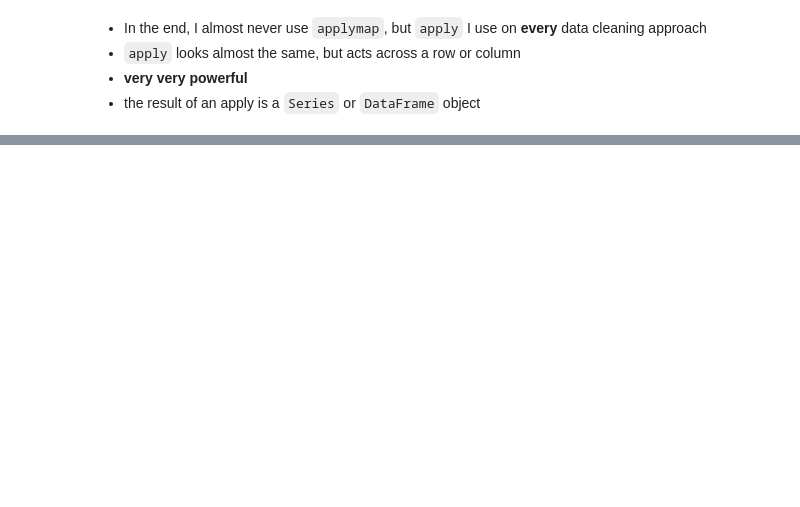
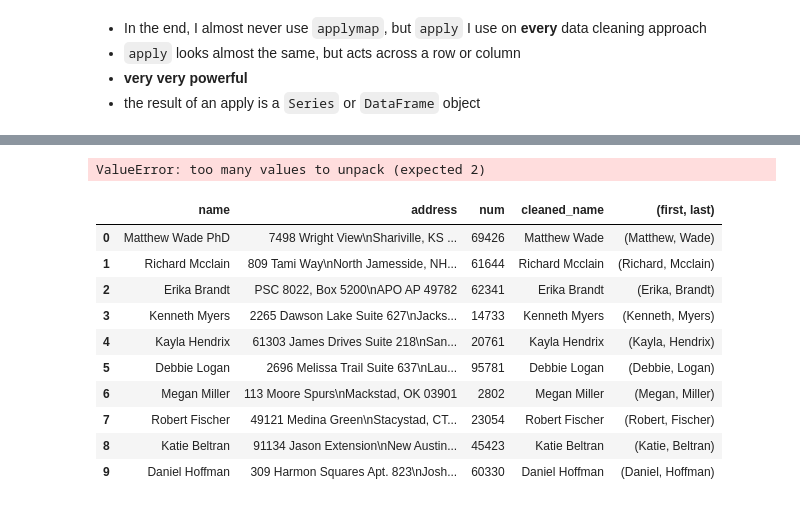
Before and after one commit to cab938/si330_fa20, a Jupyter notebook: 8_apply.ipynb, the cells around one changed output, grey strips where cells are left out. Cells and saved outputs as stored; diff of their text form; code cells hidden in the pictures; blank space fills up the shorter version.

```diff
--- a/8_apply.ipynb
+++ b/8_apply.ipynb
@@ -47,0 +266,29 @@ people
+# %%
+def clean_name(some_string):
+    lst=some_string.split(" ")[0:2]
+    return "{} {}".format(lst[0],lst[1])
+
+person["cleaned_name"]=person["name"].apply(clean_name)
+# %%
+#TODO: Chris to figure out and show?
+
+def first_last(some_string):
+    lst=some_string.split(" ")[0:2]
+    return lst[0],lst[1]
+person["first"],person["last"]=person["name"].apply(first_last)
+# %% [output]
+ValueError: too many values to unpack (expected 2)
+# %%
+person
+# %% [output]
+|  | name | address | num | cleaned_name | (first, last) |
+| 0 | Matthew Wade PhD | 7498 Wright View\nShariville, KS ... | 69426 | Matthew Wade | (Matthew, Wade) |
+| 1 | Richard Mcclain | 809 Tami Way\nNorth Jamesside, NH... | 61644 | Richard Mcclain | (Richard, Mcclain) |
+| 2 | Erika Brandt | PSC 8022, Box 5200\nAPO AP 49782 | 62341 | Erika Brandt | (Erika, Brandt) |
+| 3 | Kenneth Myers | 2265 Dawson Lake Suite 627\nJacks... | 14733 | Kenneth Myers | (Kenneth, Myers) |
+| 4 | Kayla Hendrix | 61303 James Drives Suite 218\nSan... | 20761 | Kayla Hendrix | (Kayla, Hendrix) |
+| 5 | Debbie Logan | 2696 Melissa Trail Suite 637\nLau... | 95781 | Debbie Logan | (Debbie, Logan) |
+| 6 | Megan Miller | 113 Moore Spurs\nMackstad, OK 03901 | 2802 | Megan Miller | (Megan, Miller) |
+| 7 | Robert Fischer | 49121 Medina Green\nStacystad, CT... | 23054 | Robert Fischer | (Robert, Fischer) |
+| 8 | Katie Beltran | 91134 Jason Extension\nNew Austin... | 45423 | Katie Beltran | (Katie, Beltran) |
+| 9 | Daniel Hoffman | 309 Harmon Squares Apt. 823\nJosh... | 60330 | Daniel Hoffman | (Daniel, Hoffman) |
```
Also changed, not shown: parts of 17 cells of this notebook.
